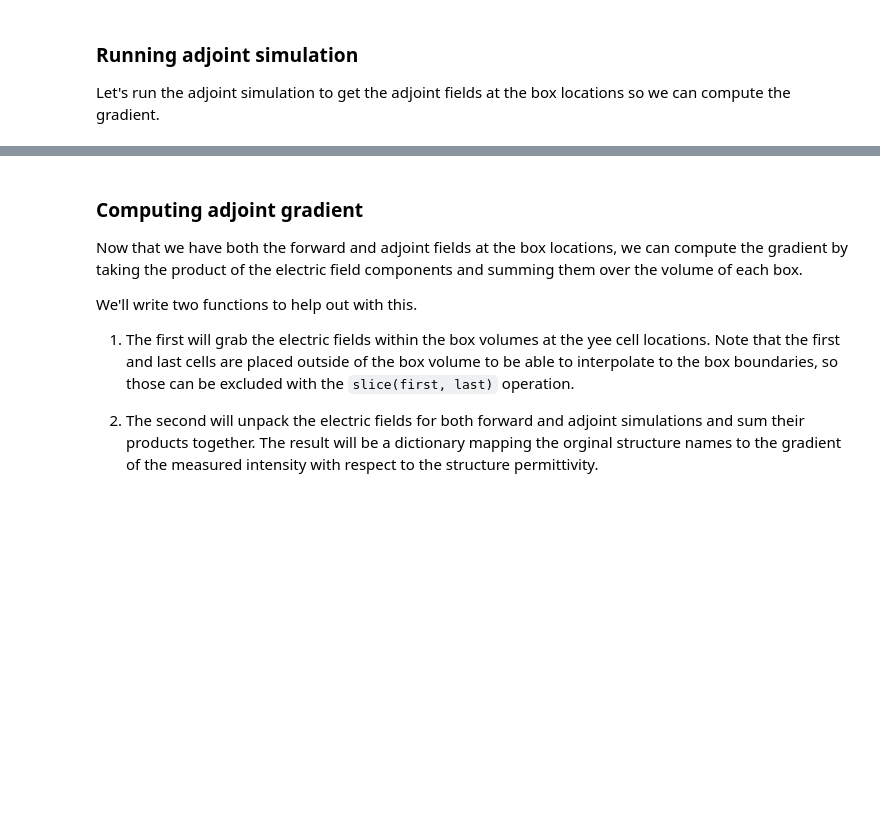
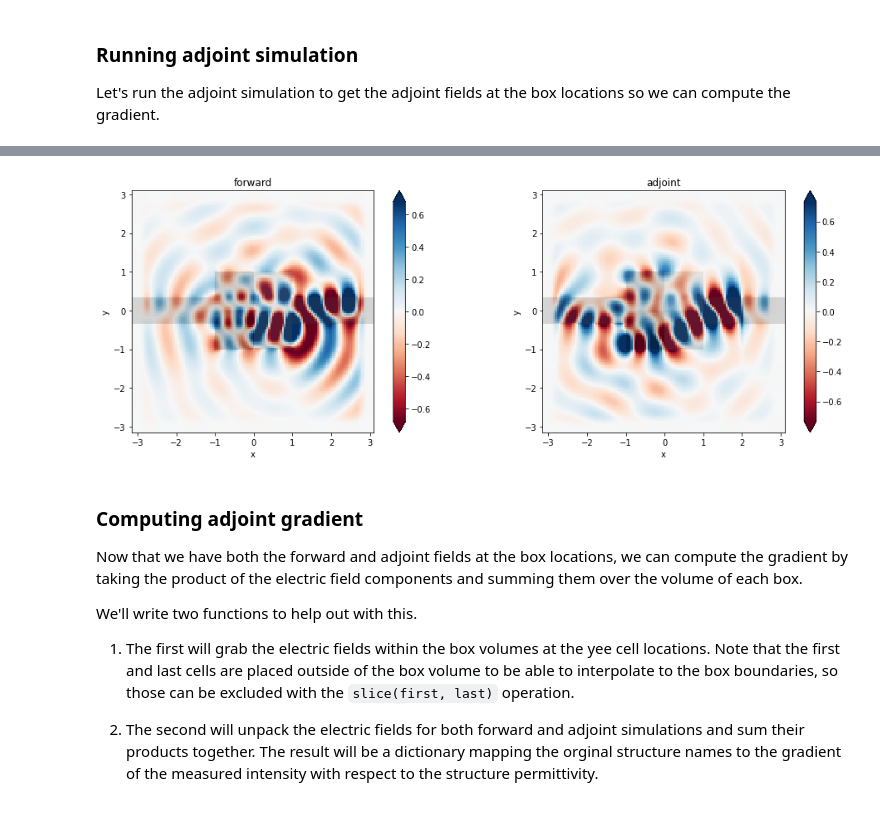
Before and after one commit to flexcompute-readthedocs/tidy3d-docs, a Jupyter notebook: docs/source/notebooks/Adjoint.ipynb, the cells around one changed output, grey strips where cells are left out. Saved outputs shown, nothing was run; the diff lists cells and outputs as text; code cells hidden in the pictures; blank space fills up the shorter version.

Commit message:
update adjoint example

```diff
--- a/docs/source/notebooks/Adjoint.ipynb
+++ b/docs/source/notebooks/Adjoint.ipynb
@@ -351,3 +351,14 @@ sim_data_adjoint = web.run(sim_adjoint, task_name='adjoint', path='data/adjoint.
+# %%
+fig, (ax1, ax2) = plt.subplots(1, 2, tight_layout=True, figsize=(14, 5))
+
+ax1 = sim_data_forward.plot_field('field_pattern', 'Ez', val='real', freq=freq0, ax=ax1)
+ax2 = sim_data_adjoint.plot_field('field_pattern', 'Ez', val='real', freq=freq0, ax=ax2)
+
+ax1.set_title('forward')
+ax2.set_title('adjoint')
+plt.show()
+# %% [output]
+[figure, added]
 # %% [markdown]
 ### Computing adjoint gradient
 
```
Also changed, not shown: parts of 18 cells of this notebook.
